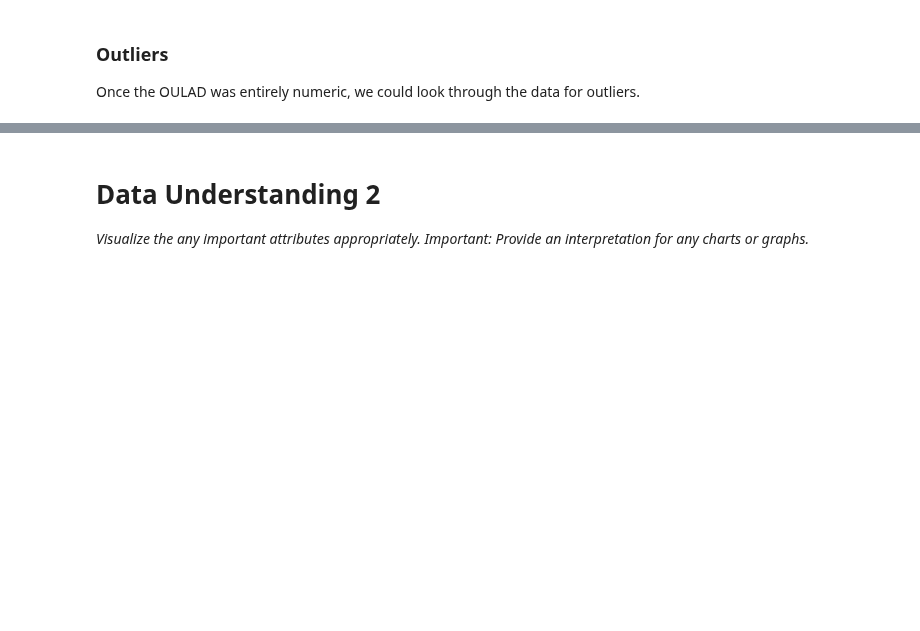
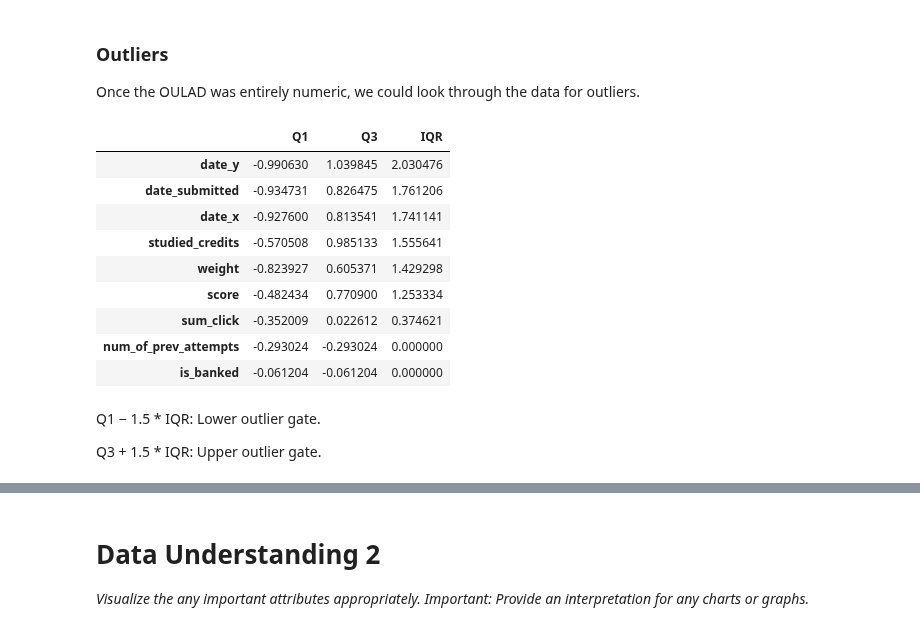
Before and after one commit to ChadKwong/DDSMachineLearning1, a Jupyter notebook: Lab 3/Lab 3.ipynb, the cells around one changed output, grey strips where cells are left out. Cells and saved outputs as stored; diff of their text form; code cells hidden in the pictures; blank space fills up the shorter version.

```diff
--- a/Lab 3/Lab 3.ipynb
+++ b/Lab 3/Lab 3.ipynb
@@ -195,4 +254,7 @@ If we were particularly interested in examining regional differences, we theoriz
 # %%
 df.dropna(inplace=True)
-df.drop(columns=['id_student','id_assessment','id_site','code_module','code_presentation'],inplace=True)
+try:
+    df.drop(columns=['id_student','id_assessment','id_site','code_module','code_presentation'],inplace=True)
+except:
+    print("These columns have already been dropped")
 df.shape
@@ -208,10 +290,10 @@ df.dtypes
 #   print(df[col].unique())
 # %%
 #Creating variables for indexing continuous and categorical variables
-conCol = ['id_student', 'id_site', 'date_x', 'sum_click', 'num_of_prev_attempts',
-          'studied_credits', 'id_assessment ', 'date_submitted', 'is_banked', 'score', 'date_y', 'weight']
+conCol = ['date_x', 'sum_click', 'num_of_prev_attempts',
+          'studied_credits', 'date_submitted', 'is_banked', 'score', 'date_y', 'weight']
 
-catCol = ['code_module', 'code_presentation', 'gender', 'region', 'highest_education',
+catCol = ['gender', 'region', 'highest_education',
           'imd_band', 'age_band', 'disability', 'final_result', 'assessment_type' ]
 # %%
 %%time
@@ -239,7 +331,25 @@ OneHotDF.head()
 
 Once the OULAD was entirely numeric, we could look through the data for outliers.
 # %%
-Q1 = OneHotDF.quantile(0.25)
-Q3 = OneHotDF.quantile(0.75)
+Q1 = OneHotDF[conCol].quantile(0.25)
+Q3 = OneHotDF[conCol].quantile(0.75)
 IQR = Q3 - Q1
-print(IQR)
+# print(IQR)
+
+IQRDF = pd.DataFrame(data = {'Q1':Q1, 'Q3':Q3, 'IQR':IQR})
+IQRDF.sort_values(by='IQR', ascending=False)
+# %% [output]
+|  | Q1 | Q3 | IQR |
+| date_y | -0.990630 | 1.039845 | 2.030476 |
+| date_submitted | -0.934731 | 0.826475 | 1.761206 |
+| date_x | -0.927600 | 0.813541 | 1.741141 |
+| studied_credits | -0.570508 | 0.985133 | 1.555641 |
+| weight | -0.823927 | 0.605371 | 1.429298 |
+| score | -0.482434 | 0.770900 | 1.253334 |
+| sum_click | -0.352009 | 0.022612 | 0.374621 |
+| num_of_prev_attempts | -0.293024 | -0.293024 | 0.000000 |
+| is_banked | -0.061204 | -0.061204 | 0.000000 |
+# %% [markdown]
+Q1 − 1.5 * IQR: Lower outlier gate.
+
+Q3 + 1.5 * IQR: Upper outlier gate.
```
Also changed, not shown: parts of 18 cells of this notebook.
